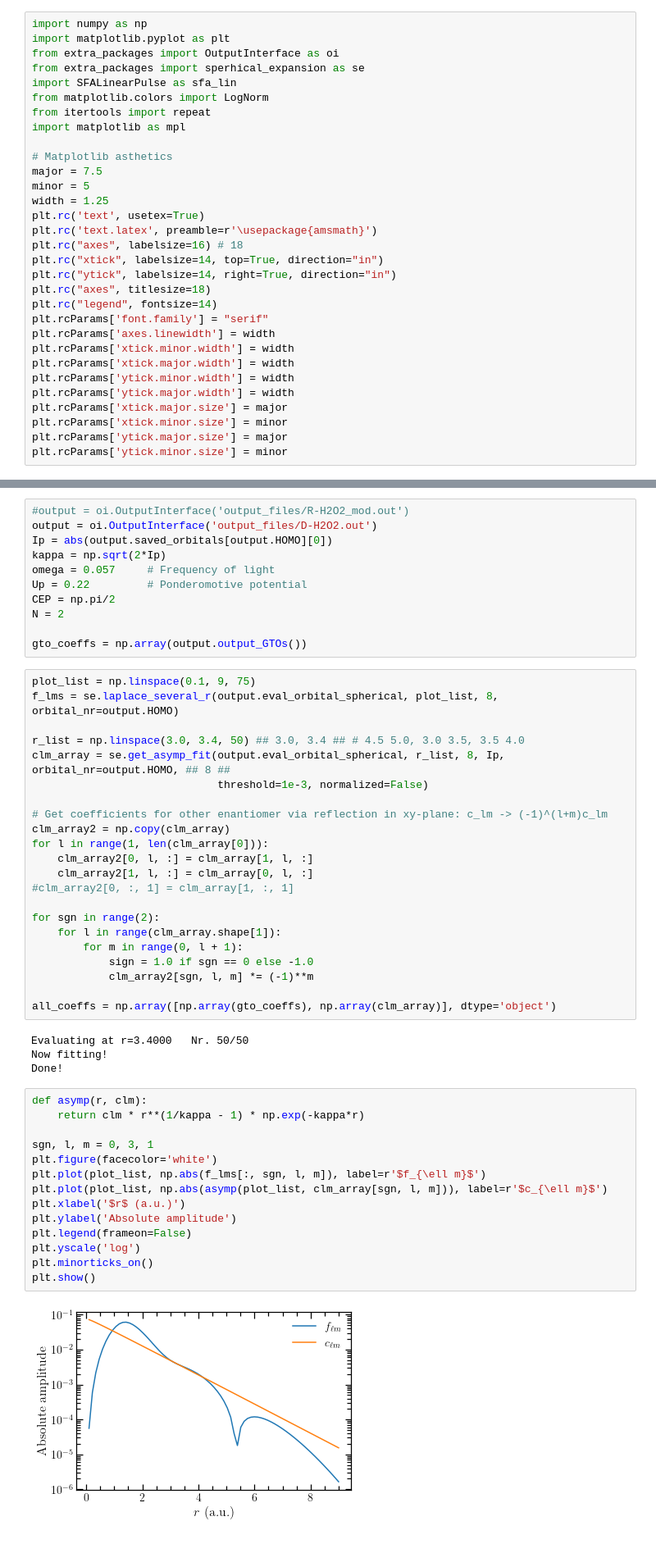
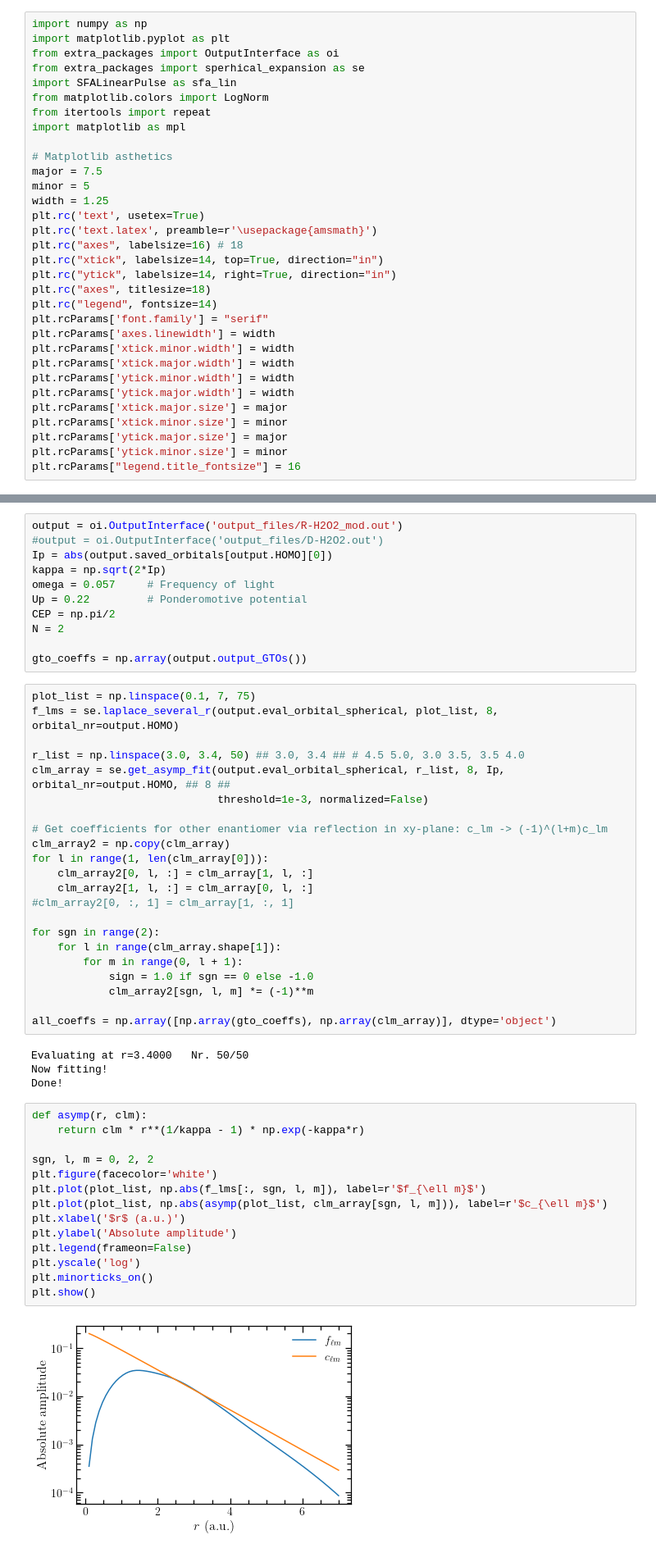
Before and after one commit to EmilHansen1/SFA_OAM_Linear, a Jupyter notebook: H2O2.ipynb, the cells around one changed output, grey strips where cells are left out. Shown at 82% size. Drawn from its saved outputs; the diff is of its cells as text.

```diff
--- a/H2O2.ipynb
+++ b/H2O2.ipynb
@@ -29,6 +29,7 @@ plt.rcParams['xtick.major.size'] = major
 plt.rcParams['xtick.minor.size'] = minor
 plt.rcParams['ytick.major.size'] = major
 plt.rcParams['ytick.minor.size'] = minor
+plt.rcParams["legend.title_fontsize"] = 16
 # %%
 class MidpointNormalize(mpl.colors.Normalize):
     def __init__(self, vmin, vmax, midpoint=0, clip=False):
@@ -51,8 +52,8 @@ except NotImplementedError:
 
 pool = multiprocessing.Pool(processes=cpus)
 # %%
-#output = oi.OutputInterface('output_files/R-H2O2_mod.out')
-output = oi.OutputInterface('output_files/D-H2O2.out')
+output = oi.OutputInterface('output_files/R-H2O2_mod.out')
+#output = oi.OutputInterface('output_files/D-H2O2.out')
 Ip = abs(output.saved_orbitals[output.HOMO][0])
 kappa = np.sqrt(2*Ip)
 omega = 0.057     # Frequency of light
@@ -62,7 +63,7 @@ N = 2
 
 gto_coeffs = np.array(output.output_GTOs())
 # %%
-plot_list = np.linspace(0.1, 9, 75)
+plot_list = np.linspace(0.1, 7, 75)
 f_lms = se.laplace_several_r(output.eval_orbital_spherical, plot_list, 8, orbital_nr=output.HOMO)
 
 r_list = np.linspace(3.0, 3.4, 50) ## 3.0, 3.4 ## # 4.5 5.0, 3.0 3.5, 3.5 4.0
@@ -90,16 +91,16 @@ Done!
 # %%
 def asymp(r, clm):
     return clm * r**(1/kappa - 1) * np.exp(-kappa*r)
 
-sgn, l, m = 0, 3, 1
+sgn, l, m = 0, 2, 2
 plt.figure(facecolor='white')
 plt.plot(plot_list, np.abs(f_lms[:, sgn, l, m]), label=r'$f_{\ell m}$')
 plt.plot(plot_list, np.abs(asymp(plot_list, clm_array[sgn, l, m])), label=r'$c_{\ell m}$')
 plt.xlabel('$r$ (a.u.)')
 plt.ylabel('Absolute amplitude')
 plt.legend(frameon=False)
 plt.yscale('log')
 plt.minorticks_on()
 plt.show()
 # %% [output]
-[figure, old version]
+[figure, new version]
```
Also changed, not shown: parts of 37 cells of this notebook, 2 other files.
